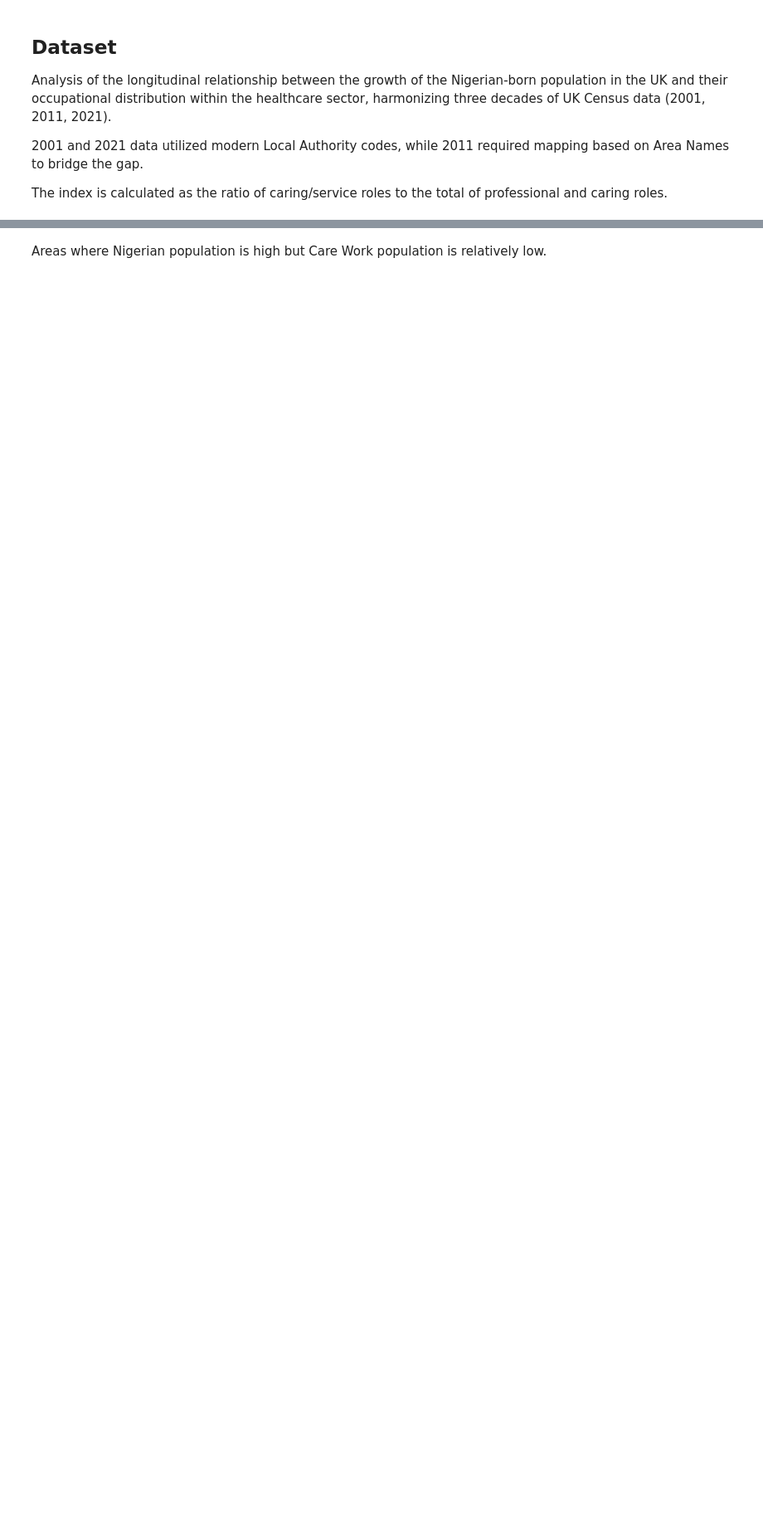
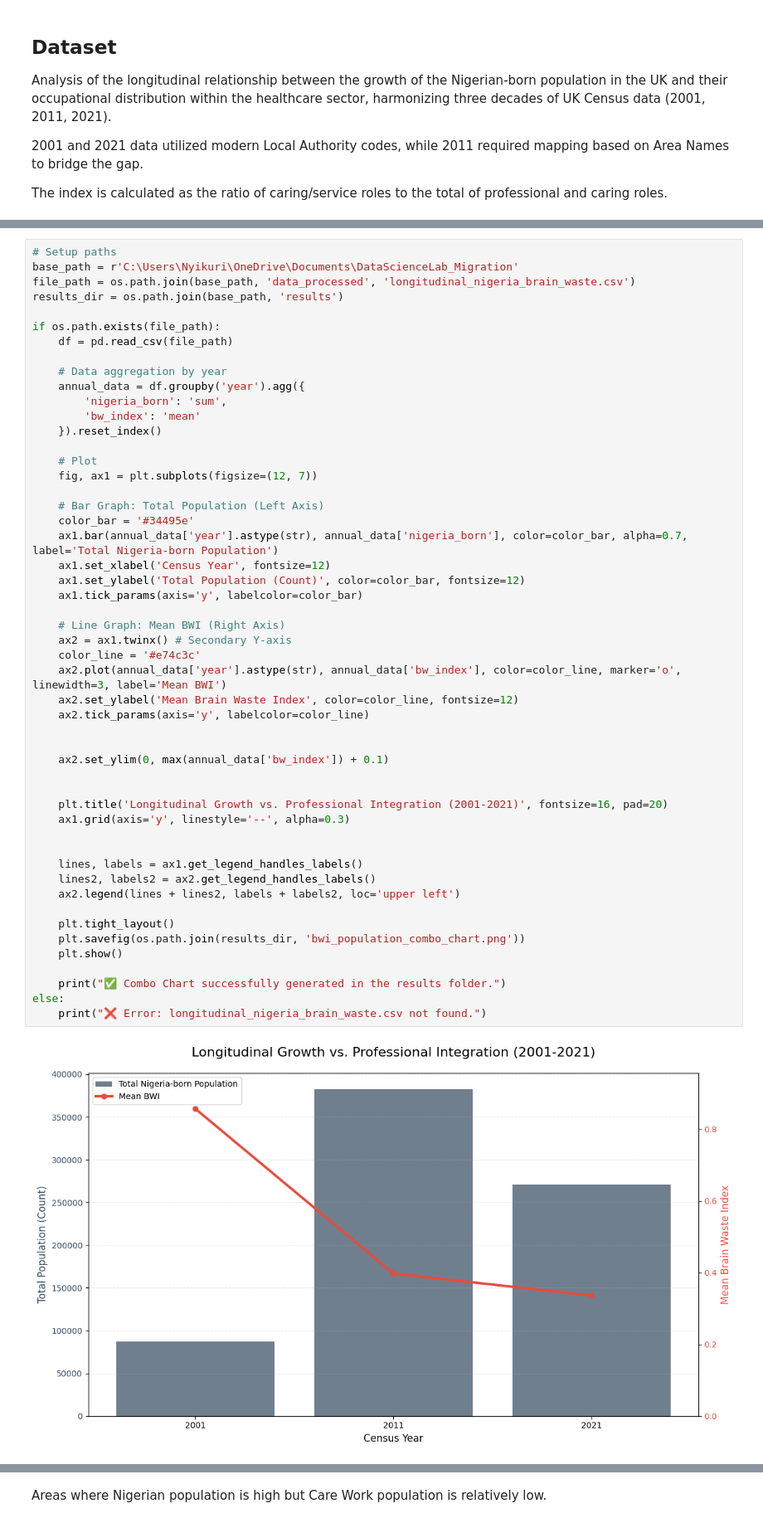
Before and after one commit to CU-S26-MSDSSB-DSCI-01-DataScienceLab/DataScienceLab_Migration, a Jupyter notebook: sec2.ipynb, the cells around one changed output, grey strips where cells are left out. Shown at 83% size. Saved outputs shown, nothing was run; the diff lists cells and outputs as text; blank space fills up the shorter version.

Commit message:
Modelling and visualization

```diff
--- a/sec2.ipynb
+++ b/sec2.ipynb
@@ -156,0 +123,53 @@ Passing `palette` without assigning `hue` is deprecated and will be removed in v
+# %%
+# Setup paths
+base_path = r'C:\Users\Nyikuri\OneDrive\Documents\DataScienceLab_Migration'
+file_path = os.path.join(base_path, 'data_processed', 'longitudinal_nigeria_brain_waste.csv')
+results_dir = os.path.join(base_path, 'results')
+
+if os.path.exists(file_path):
+    df = pd.read_csv(file_path)
+
+    # Data aggregation by year
+    annual_data = df.groupby('year').agg({
+        'nigeria_born': 'sum',
+        'bw_index': 'mean'
+    }).reset_index()
+
+    # Plot
+    fig, ax1 = plt.subplots(figsize=(12, 7))
+
+    # Bar Graph: Total Population (Left Axis)
+    color_bar = '#34495e'
+    ax1.bar(annual_data['year'].astype(str), annual_data['nigeria_born'], color=color_bar, alpha=0.7, label='Total Nigeria-born Population')
+    ax1.set_xlabel('Census Year', fontsize=12)
+    ax1.set_ylabel('Total Population (Count)', color=color_bar, fontsize=12)
+    ax1.tick_params(axis='y', labelcolor=color_bar)
+
+    # Line Graph: Mean BWI (Right Axis)
+    ax2 = ax1.twinx() # Secondary Y-axis
+    color_line = '#e74c3c'
+    ax2.plot(annual_data['year'].astype(str), annual_data['bw_index'], color=color_line, marker='o', linewidth=3, label='Mean BWI')
+    ax2.set_ylabel('Mean Brain Waste Index', color=color_line, fontsize=12)
+    ax2.tick_params(axis='y', labelcolor=color_line)
+
+
+    ax2.set_ylim(0, max(annual_data['bw_index']) + 0.1)
+
+
+    plt.title('Longitudinal Growth vs. Professional Integration (2001-2021)', fontsize=16, pad=20)
+    ax1.grid(axis='y', linestyle='--', alpha=0.3)
+
+
+    lines, labels = ax1.get_legend_handles_labels()
+    lines2, labels2 = ax2.get_legend_handles_labels()
+    ax2.legend(lines + lines2, labels + labels2, loc='upper left')
+
+    plt.tight_layout()
+    plt.savefig(os.path.join(results_dir, 'bwi_population_combo_chart.png'))
+    plt.show()
+
+    print("✅ Combo Chart successfully generated in the results folder.")
+else:
+    print("❌ Error: longitudinal_nigeria_brain_waste.csv not found.")
+# %% [output]
+[figure, added]
```
Also changed, not shown: parts of 28 cells of this notebook, 20 other files.
